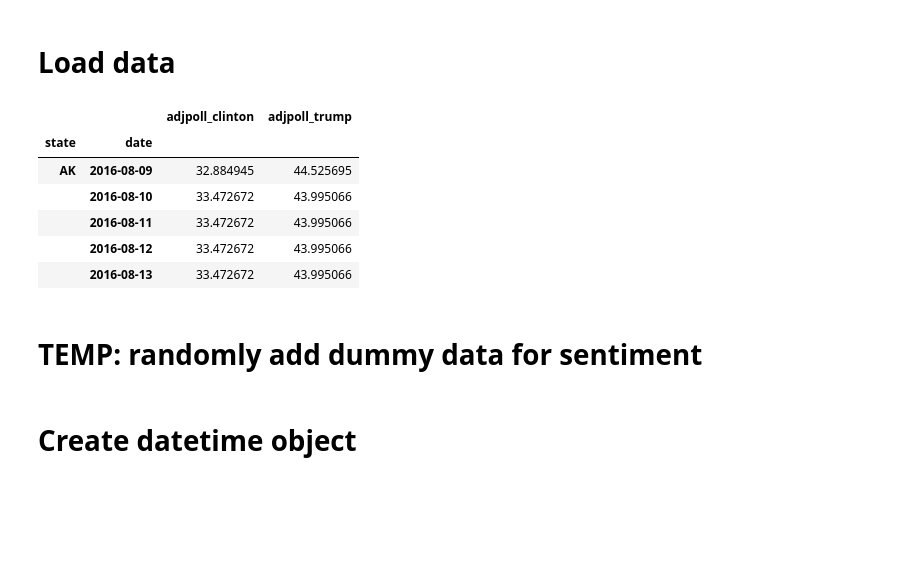
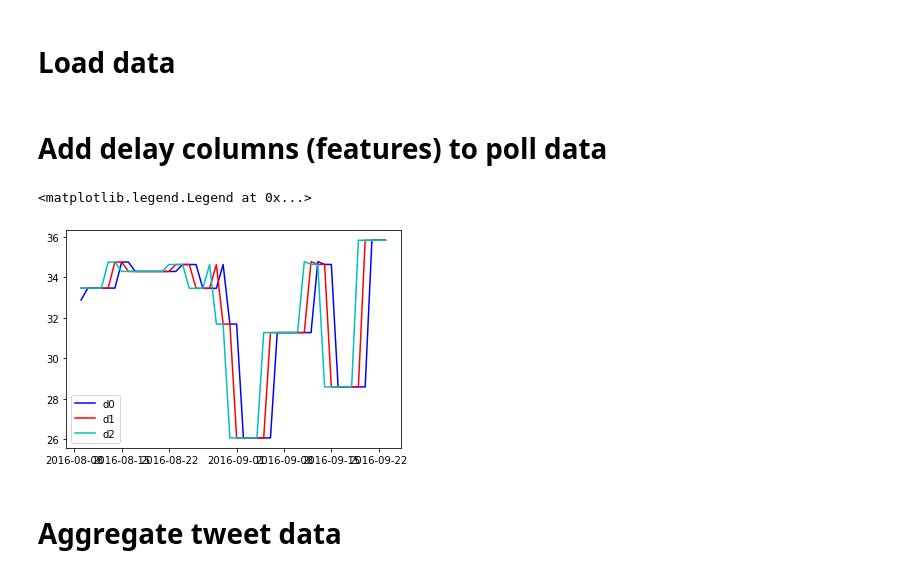
Before and after one commit to robzwitserlood/RobTempDocs, a Jupyter notebook: Assignm1_compare_correlate_visualise.ipynb, the cells around one changed output. Cells and saved outputs as stored; diff of their text form; code cells hidden in the pictures; blank space fills up the shorter version.

```diff
--- a/Assignm1_compare_correlate_visualise.ipynb
+++ b/Assignm1_compare_correlate_visualise.ipynb
@@ -12,19 +13,15 @@ import random
 # %% [markdown]
 # Load data
 # %%
-tweet_data = pd.read_feather('tweets_by_state.feather')
-poll_data= pd.read_feather('poll_data_by_state.feather')
-poll_data.rename(columns={'allocationdate':'date'},inplace=True)
-poll_data.set_index(['state','date'],inplace=True)
-#tweet_data.head()
-#poll_data.head()
+# Load tweet data
+tweet_data = pd.read_feather('tweets_sentiment.feather')
+
+#Load poll data
+poll_data_in= pd.read_feather('poll_data_by_state.feather')
+
+# Rename column names
+poll_data_in.rename(columns={'allocationdate':'date', 'adjpoll_clinton':'cl_d0', \
+                          'adjpoll_trump':'tr_d0'},inplace=True)
+
+# Set index of dataframe to state and date
+poll_data_in.set_index(['state','date'],inplace=True)
-# %% [output]
-|  |  | adjpoll_clinton | adjpoll_trump |
-| state | date |  |  |
-| AK | 2016-08-09 | 32.884945 | 44.525695 |
-|  | 2016-08-10 | 33.472672 | 43.995066 |
-|  | 2016-08-11 | 33.472672 | 43.995066 |
-|  | 2016-08-12 | 33.472672 | 43.995066 |
-|  | 2016-08-13 | 33.472672 | 43.995066 |
-# %% [markdown]
-# TEMP: randomly add dummy data for sentiment
@@ -33,2 +28,2 @@ tweet_data['sentiment']=random.choices(["POS", "NEG"],k=len(tweet_data))
-# %% [markdown]
-# Create datetime object
+# %% [markdown]
+# Add delay columns (features) to poll data
@@ -35,3 +63,14 @@ tweet_data['sentiment']=random.choices(["POS", "NEG"],k=len(tweet_data))
+# %%
+# Visual of columns with delay
+plt.plot(poll_cl.loc['AK']['cl_d0'],c='b',label='d0')
+plt.plot(poll_cl.loc['AK']['cl_d1'],c='r',label='d1')
+plt.plot(poll_cl.loc['AK']['cl_d2'],c='c',label='d2')
+plt.legend()
+# %% [output]
+<matplotlib.legend.Legend at 0x...>
+[figure, added]
+# %% [markdown]
+# Aggregate tweet data
 # %%
 # Add column with date as datetime object
 tweet_data['date']=pd.to_datetime(tweet_data['created_at'], format='%a %b %d %H:%M:%S +0000 %Y').dt.date
```
Also changed, not shown: parts of 19 cells of this notebook.
